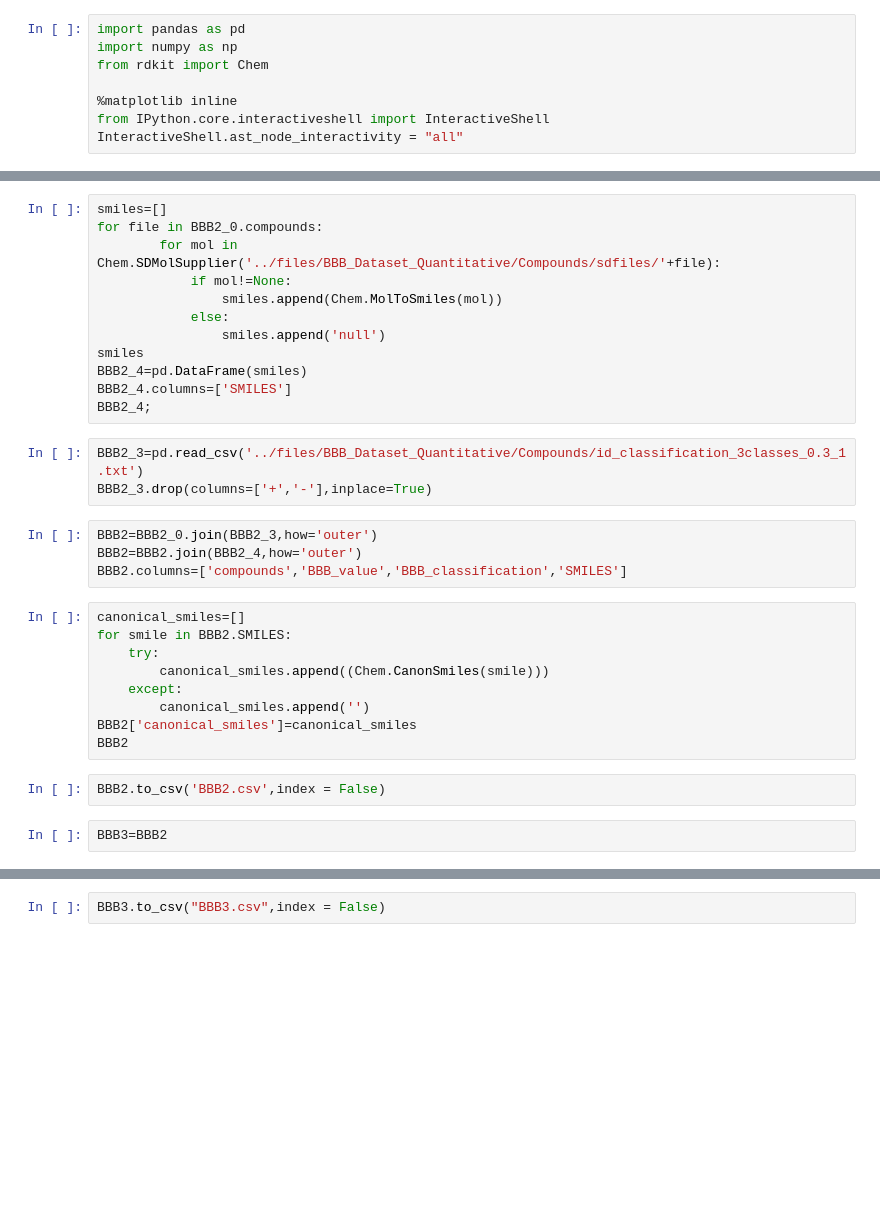
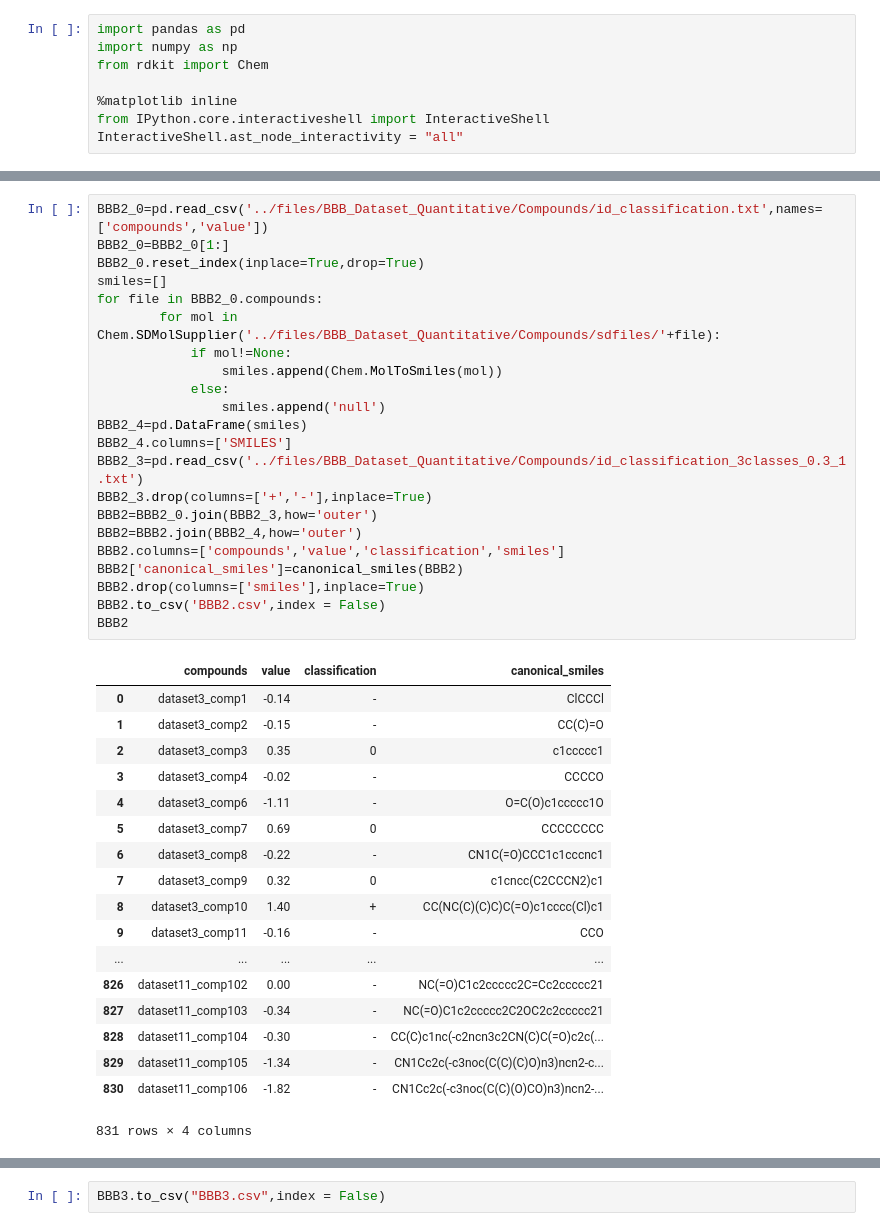
Before and after one commit to joofio/DrugDatabasesTools, a Jupyter notebook: BBB_Files/BBB Files Import.ipynb, the cells around one changed output, grey strips where cells are left out. Cells and saved outputs as stored; diff of their text form; blank space fills up the shorter version.

```diff
--- a/BBB_Files/BBB Files Import.ipynb
+++ b/BBB_Files/BBB Files Import.ipynb
@@ -38,33 +55,42 @@ BBB2_0
 # %%
+BBB2_0=pd.read_csv('../files/BBB_Dataset_Quantitative/Compounds/id_classification.txt',names=['compounds','value'])
+BBB2_0=BBB2_0[1:]
+BBB2_0.reset_index(inplace=True,drop=True)
 smiles=[]
 for file in BBB2_0.compounds:
         for mol in Chem.SDMolSupplier('../files/BBB_Dataset_Quantitative/Compounds/sdfiles/'+file):
             if mol!=None:
                 smiles.append(Chem.MolToSmiles(mol))
             else:
                 smiles.append('null')
-smiles
 BBB2_4=pd.DataFrame(smiles)
 BBB2_4.columns=['SMILES']
-BBB2_4;
+BBB2_3=pd.read_csv('../files/BBB_Dataset_Quantitative/Compounds/id_classification_3classes_0.3_1.txt')
+BBB2_3.drop(columns=['+','-'],inplace=True)
+BBB2=BBB2_0.join(BBB2_3,how='outer')
+BBB2=BBB2.join(BBB2_4,how='outer')
+BBB2.columns=['compounds','value','classification','smiles']
+BBB2['canonical_smiles']=canonical_smiles(BBB2)
+BBB2.drop(columns=['smiles'],inplace=True)
+BBB2.to_csv('BBB2.csv',index = False)
+BBB2
+# %% [output]
+|  | compounds | value | classification | canonical_smiles |
+| 0 | dataset3_comp1 | -0.14 | - | ClCCCl |
+| 1 | dataset3_comp2 | -0.15 | - | CC(C)=O |
+| 2 | dataset3_comp3 | 0.35 | 0 | c1ccccc1 |
+| 3 | dataset3_comp4 | -0.02 | - | CCCCO |
+| 4 | dataset3_comp6 | -1.11 | - | O=C(O)c1ccccc1O |
+| 5 | dataset3_comp7 | 0.69 | 0 | CCCCCCCC |
+| 6 | dataset3_comp8 | -0.22 | - | CN1C(=O)CCC1c1cccnc1 |
+| 7 | dataset3_comp9 | 0.32 | 0 | c1cncc(C2CCCN2)c1 |
+| 8 | dataset3_comp10 | 1.40 | + | CC(NC(C)(C)C)C(=O)c1cccc(Cl)c1 |
+| 9 | dataset3_comp11 | -0.16 | - | CCO |
+| ... | ... | ... | ... | ... |
+| 826 | dataset11_comp102 | 0.00 | - | NC(=O)C1c2ccccc2C=Cc2ccccc21 |
+| 827 | dataset11_comp103 | -0.34 | - | NC(=O)C1c2ccccc2C2OC2c2ccccc21 |
+| 828 | dataset11_comp104 | -0.30 | - | CC(C)c1nc(-c2ncn3c2CN(C)C(=O)c2c(... |
+| 829 | dataset11_comp105 | -1.34 | - | CN1Cc2c(-c3noc(C(C)(C)O)n3)ncn2-c... |
+| 830 | dataset11_comp106 | -1.82 | - | CN1Cc2c(-c3noc(C(C)(O)CO)n3)ncn2-... |
+831 rows × 4 columns
-# %%
-BBB2_3=pd.read_csv('../files/BBB_Dataset_Quantitative/Compounds/id_classification_3classes_0.3_1.txt')
-BBB2_3.drop(columns=['+','-'],inplace=True)
-# %%
-BBB2=BBB2_0.join(BBB2_3,how='outer')
-BBB2=BBB2.join(BBB2_4,how='outer')
-BBB2.columns=['compounds','BBB_value','BBB_classification','SMILES']
-# %%
-canonical_smiles=[]
-for smile in BBB2.SMILES:
-    try:
-        canonical_smiles.append((Chem.CanonSmiles(smile)))
-    except:
-        canonical_smiles.append('')
-BBB2['canonical_smiles']=canonical_smiles
-BBB2
-# %%
-BBB2.to_csv('BBB2.csv',index = False)
-# %%
-BBB3=BBB2
 # %%
```
Also changed, not shown: parts of 11 cells of this notebook, 1 other file.
